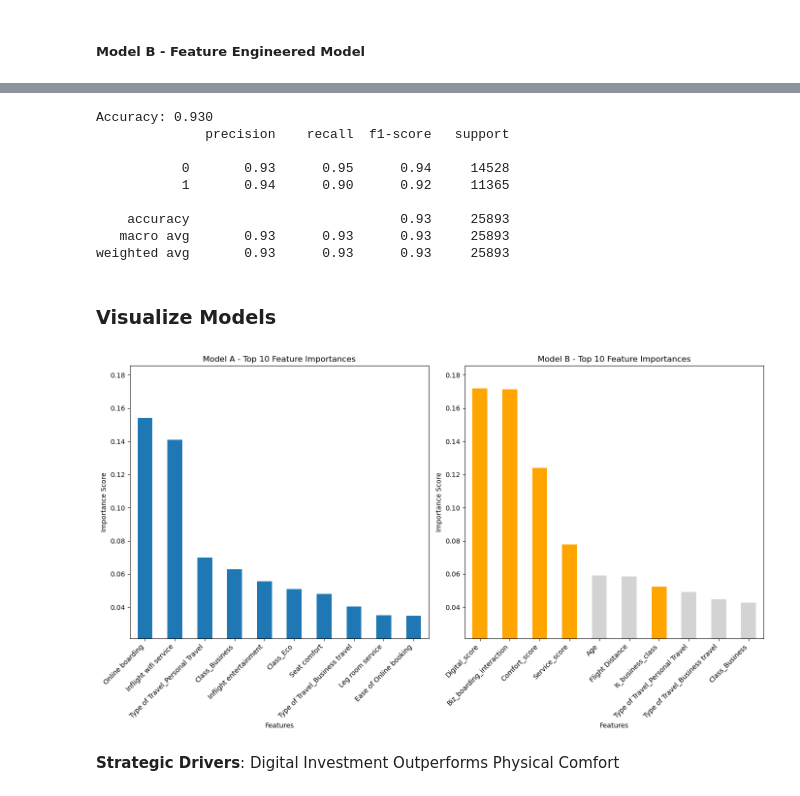
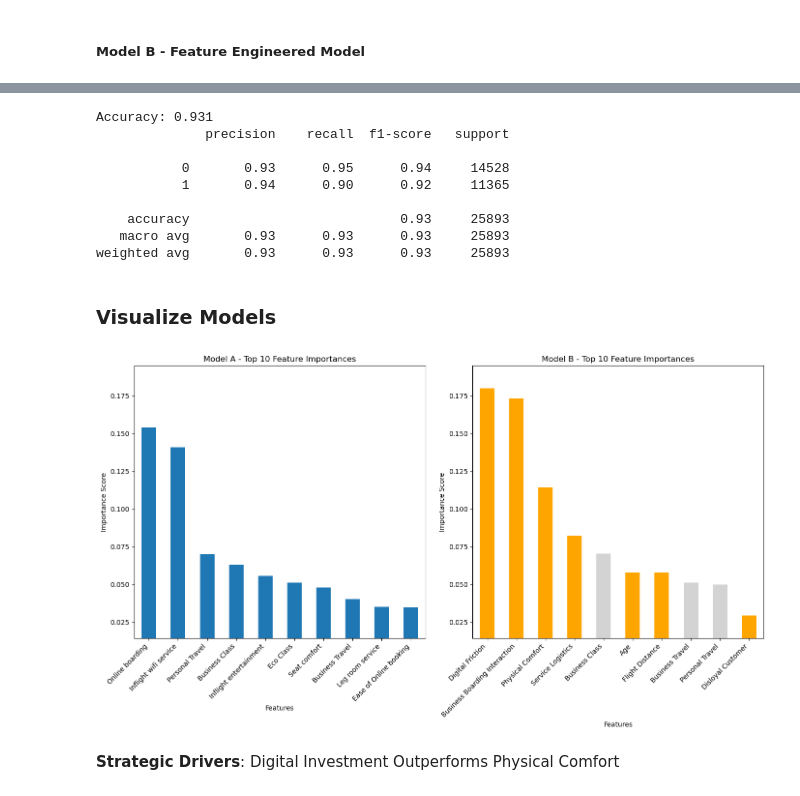
Before and after one commit to T-Godwins/airline-project, a Jupyter notebook: technical_analysis/04_final_model_evaluation.ipynb, the cells around one changed output, grey strips where cells are left out. Cells and saved outputs as stored; diff of their text form; code cells hidden in the pictures.

Commit message:
rename graph and ES images

```diff
--- a/technical_analysis/04_final_model_evaluation.ipynb
+++ b/technical_analysis/04_final_model_evaluation.ipynb
@@ -101,7 +137,7 @@ model_data_a = {
     'model_type': 'RandomForestClassifier',
     'n_estimators': 100,
     'random_state': 42,
-    'feature_names': a_X_train.columns,
+    'feature_names': renamed_a_cols.columns,
     'importance': model_a.feature_importances_,
 }
 pickle.dump(model_data_a, open('../models/baseline_model.pkl', 'wb'))
@@ -113,7 +149,7 @@ b_dropped_cols = ['id', 'Gender', 'Customer Type', 'Type of Travel', 'Class', 's
                 'Inflight wifi service', 'Departure/Arrival time convenient', 'Ease of Online booking',
                 'Online boarding','Food and drink', 'Seat comfort', 'Inflight entertainment', 'Leg room service',
                 'Cleanliness','Gate location', 'On-board service', 'Baggage handling', 'Checkin service',
-                'Inflight service', 'Haul_type']
+                'Inflight service', 'Is_business_class', 'Haul_type']
 b_df_train = df_train.drop(b_dropped_cols, axis=1)
 display(b_df_train.head())
 # %% [output]
@@ -147,7 +183,7 @@ b_accuracy = accuracy_score(b_y_test, b_y_pred)
 print(f"Accuracy: {b_accuracy:.3f}")
 print(classification_report(b_y_test, b_y_pred))
 # %% [output]
-Accuracy: 0.930
+Accuracy: 0.931
               precision    recall  f1-score   support
 
            0       0.93      0.95      0.94     14528
@@ -156,6 +192,13 @@ Accuracy: 0.930
     accuracy                           0.93     25893
    macro avg       0.93      0.93      0.93     25893
 weighted avg       0.93      0.93      0.93     25893
+# %%
+# Rename columns
+renamed_b_cols = b_X_train.copy()
+
+for col in b_X_train.columns:
+    if col in business_friendly_cols:
+        renamed_b_cols.rename(columns={col: business_friendly_cols[col]}, inplace=True)
 # %%
 # Save model and accuracy together in the same file
 model_data_b = {
@@ -164,7 +207,7 @@ model_data_b = {
     'model_type': 'RandomForestClassifier',
     'n_estimators': 100,
     'random_state': 42,
-    'feature_names': b_X_train.columns,
+    'feature_names': renamed_b_cols.columns,
     'importance': model_b.feature_importances_,
 }
 pickle.dump(model_data_b, open('../models/engineered_model.pkl', 'wb'))
@@ -187,34 +230,34 @@ fig, ax = plt.subplots(1, 2, figsize=(14, 8))
 
 importance_A.plot.bar(x='Feature', y='Importance', ax=ax[0])
 ax[0].set_title('Model A - Top 10 Feature Importances')
 ax[0].set_xlabel('Features')
 ax[0].set_ylabel('Importance Score')
 ax[0].set_xticklabels(ax[0].get_xticklabels(), rotation=45, ha='right')
 
-colors = ['orange' if 'score' in x or 'interaction' in x or 'Is' in x else 'lightgray' for x in importance_B['Feature']]
+colors = ['orange' if x in importance_B['Feature'].values and x not in importance_A['Feature'].values else 'lightgray' for x in importance_B['Feature']]
 importance_B.plot.bar(x='Feature', y='Importance', ax=ax[1], color=colors)
 ax[1].set_title('Model B - Top 10 Feature Importances')
 ax[1].set_xlabel('Features')
 ax[1].set_ylabel('Importance Score')
 ax[1].set_xticklabels(ax[1].get_xticklabels(), rotation=45, ha='right')
 
 
 max_importance = max(importance_A['Importance'].max(), importance_B['Importance'].max())
 min_importance = min(importance_A['Importance'].min(), importance_B['Importance'].min())
 
 y_padding = (max_importance - min_importance) * 0.1
 ax[0].set_ylim([min_importance - y_padding, max_importance + y_padding])
 ax[1].set_ylim([min_importance - y_padding, max_importance + y_padding])
 
 legend_a = ax[0].legend()
 legend_a.remove()
 
 legend_b = ax[1].legend()
 legend_b.remove()
 
 plt.tight_layout()
 plt.show()
 # %% [output]
-[figure, old version]
+[figure, new version]
 # %% [markdown]
 **Strategic Drivers**: Digital Investment Outperforms Physical Comfort
```
Also changed, not shown: parts of 3 cells of this notebook, 4 other files.
